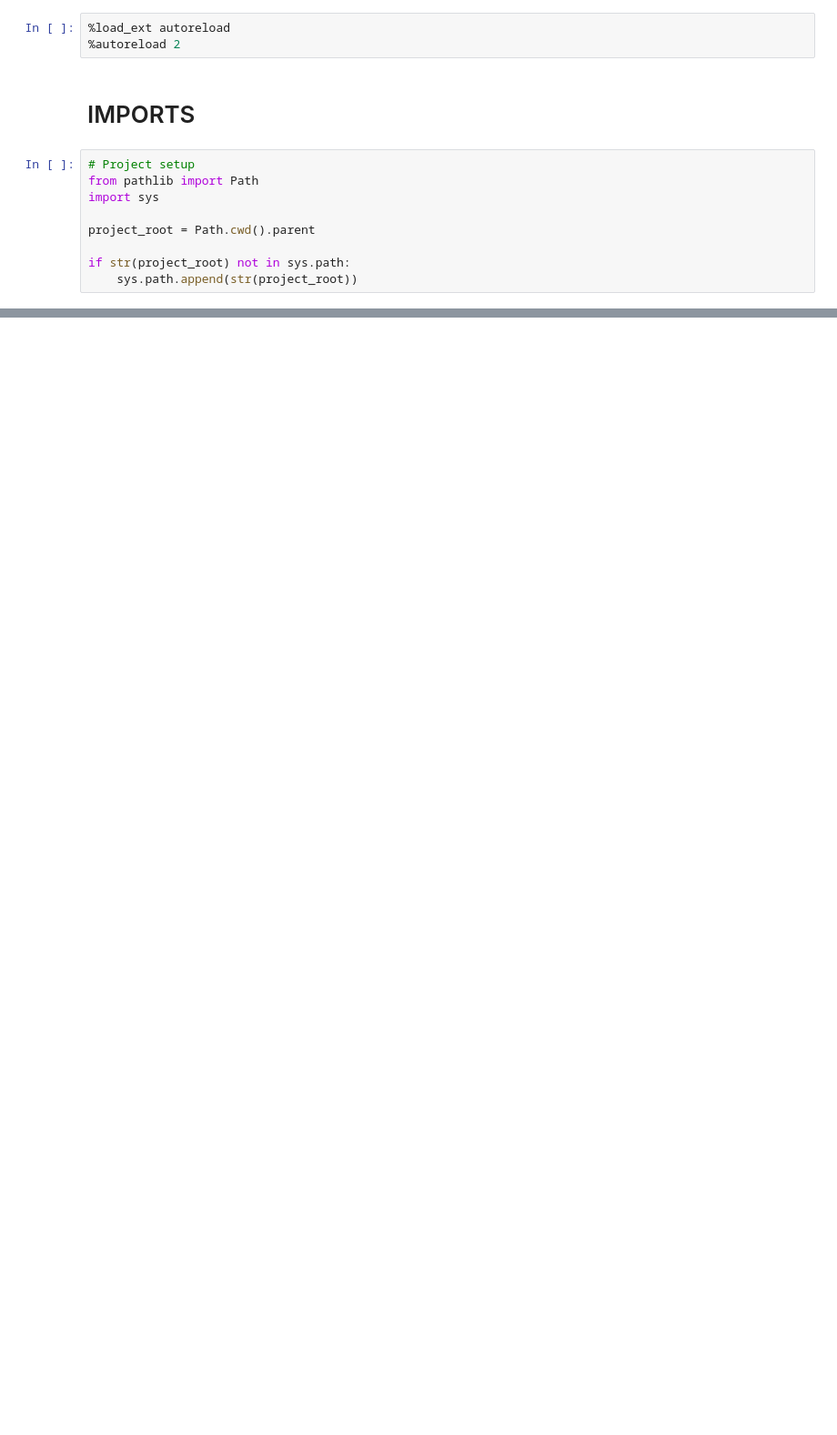
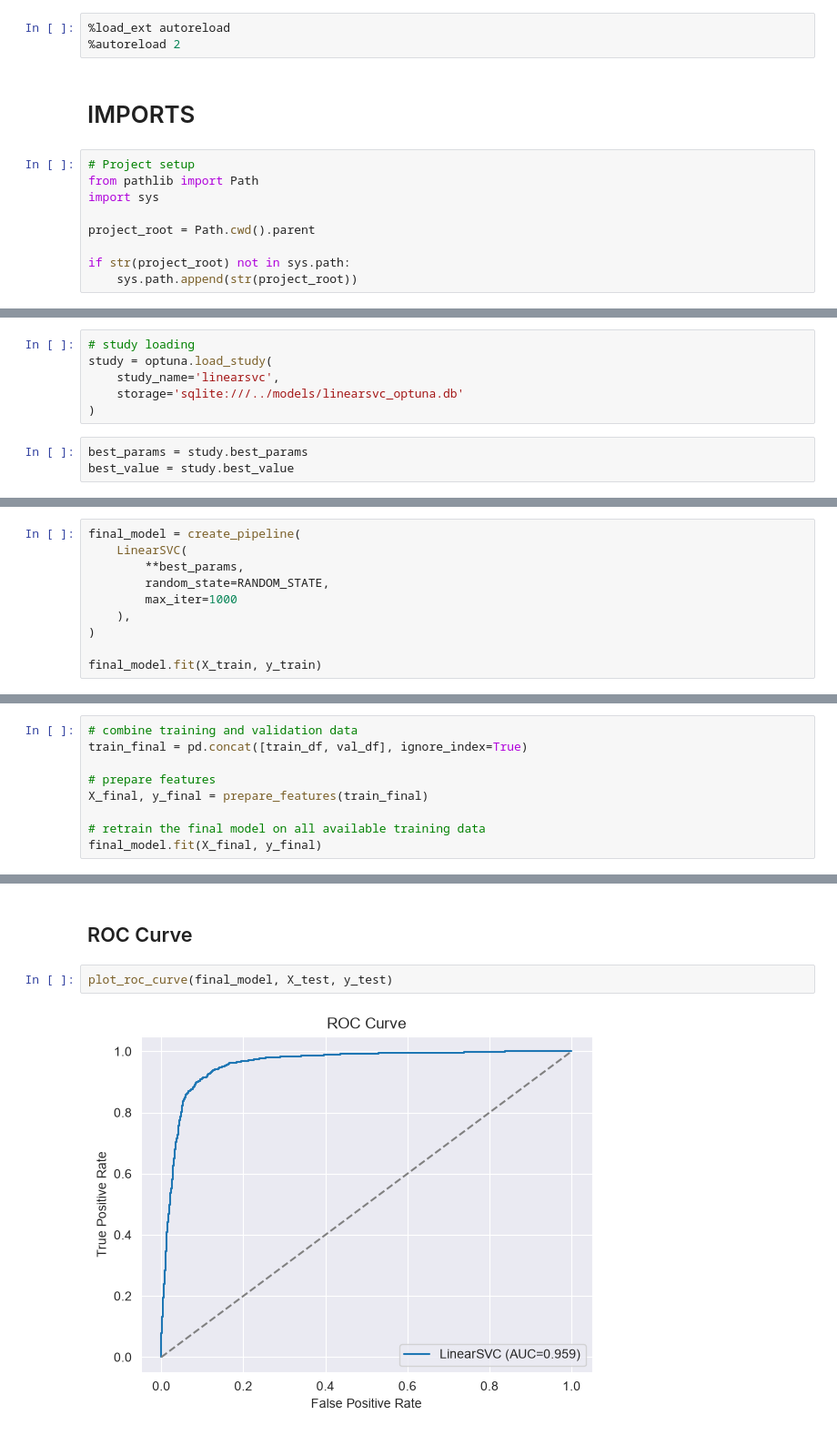
Before and after one commit to tanyadlogush/Predicting_Airline_Recommendations, a Jupyter notebook: notebooks/04_models.ipynb, the cells around one changed output, grey strips where cells are left out. Shown at 91% size. Drawn from its saved outputs; the diff is of its cells as text; blank space fills up the shorter version.

```diff
--- a/notebooks/04_models.ipynb
+++ b/notebooks/04_models.ipynb
@@ -101,0 +274,9 @@ train_df, val_df = train_test_split(
+# %%
+# study loading
+study = optuna.load_study(
+    study_name='linearsvc',
+    storage='sqlite:///../models/linearsvc_optuna.db'
+)
+# %%
+best_params = study.best_params
+best_value = study.best_value
@@ -101,0 +298,10 @@ train_df, val_df = train_test_split(
+# %%
+final_model = create_pipeline(
+    LinearSVC(
+        **best_params,
+        random_state=RANDOM_STATE,
+        max_iter=1000
+    ),
+)
+
+final_model.fit(X_train, y_train)
@@ -101,0 +355,9 @@ train_df, val_df = train_test_split(
+# %%
+# combine training and validation data
+train_final = pd.concat([train_df, val_df], ignore_index=True)
+
+# prepare features
+X_final, y_final = prepare_features(train_final)
+
+# retrain the final model on all available training data
+final_model.fit(X_final, y_final)
@@ -101,0 +409,6 @@ train_df, val_df = train_test_split(
+# %% [markdown]
+## ROC Curve
+# %%
+plot_roc_curve(final_model, X_test, y_test)
+# %% [output]
+[figure, added]
```
Also changed, not shown: parts of 65 cells of this notebook, 15 other files.
